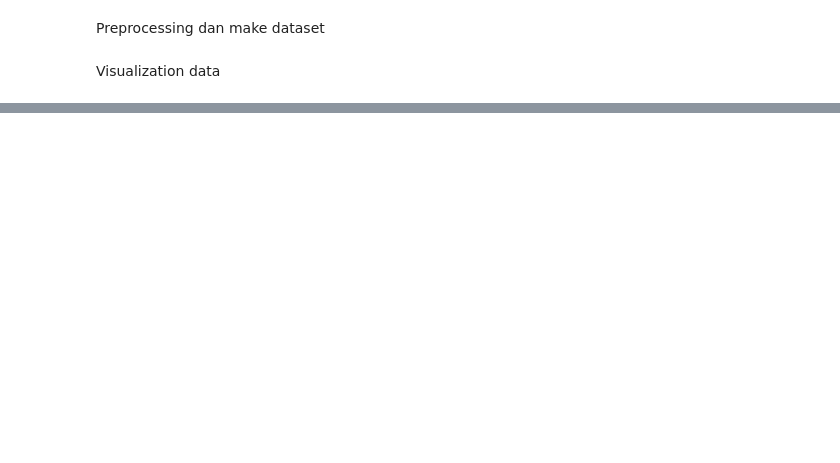
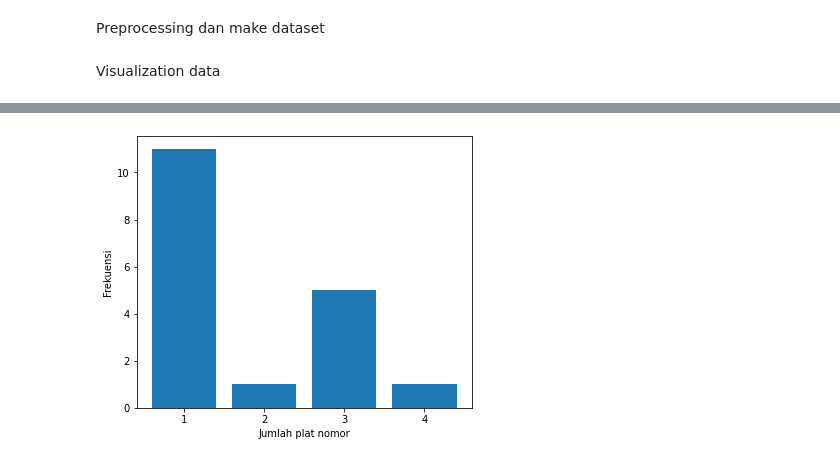
Before and after one commit to dimelang/License-Plate-Detection-Using-Fully-Convolutional-Neural-Network, a Jupyter notebook: Makedataset.ipynb, the cells around one changed output, grey strips where cells are left out. Drawn from its saved outputs; the diff is of its cells as text; code cells hidden in the pictures; blank space fills up the shorter version.

Commit message:
Preprocessing dan pembuatan dataset

```diff
--- a/Makedataset.ipynb
+++ b/Makedataset.ipynb
@@ -229,0 +235,19 @@ for i in range(5):
+# %%
+with open('Dataset/y_trainLabel.pkl', 'rb') as f:
+    y_label = pickle.load(f)
+
+y_label = y_label[:]
+label = [y.shape[1] for y in y_label]
+
+unique,count = np.unique(label,return_counts=True)
+
+unique,count
+
+plt.figure(figsize=(6,5))
+plt.bar(unique,count)
+plt.xticks(unique)
+plt.xlabel("Jumlah plat nomor")
+plt.ylabel("Frekuensi")
+plt.show()
+# %% [output]
+[figure, added]
```
Also changed, not shown: parts of 3 cells of this notebook.
